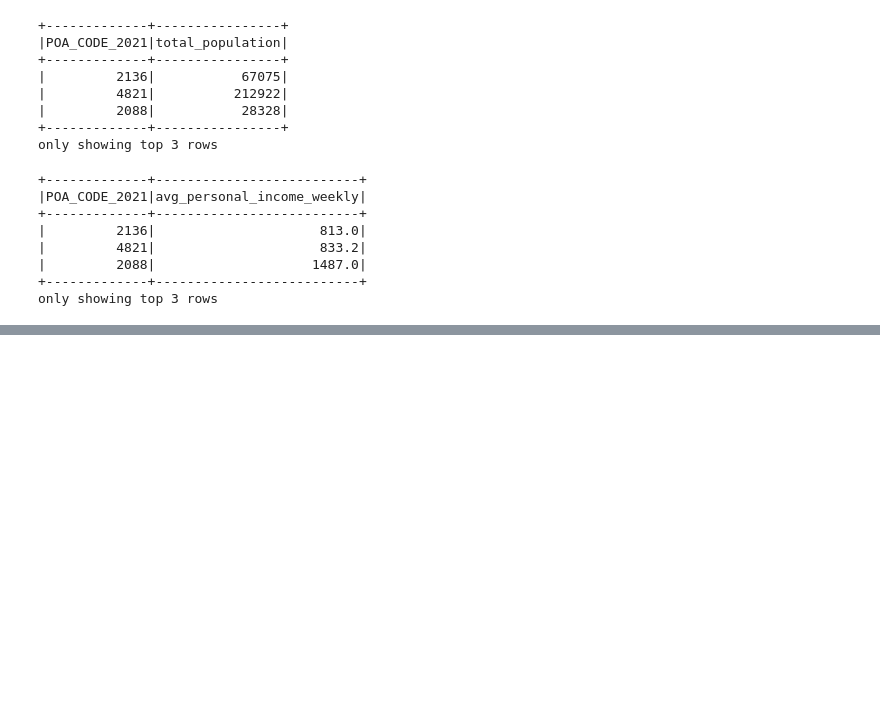
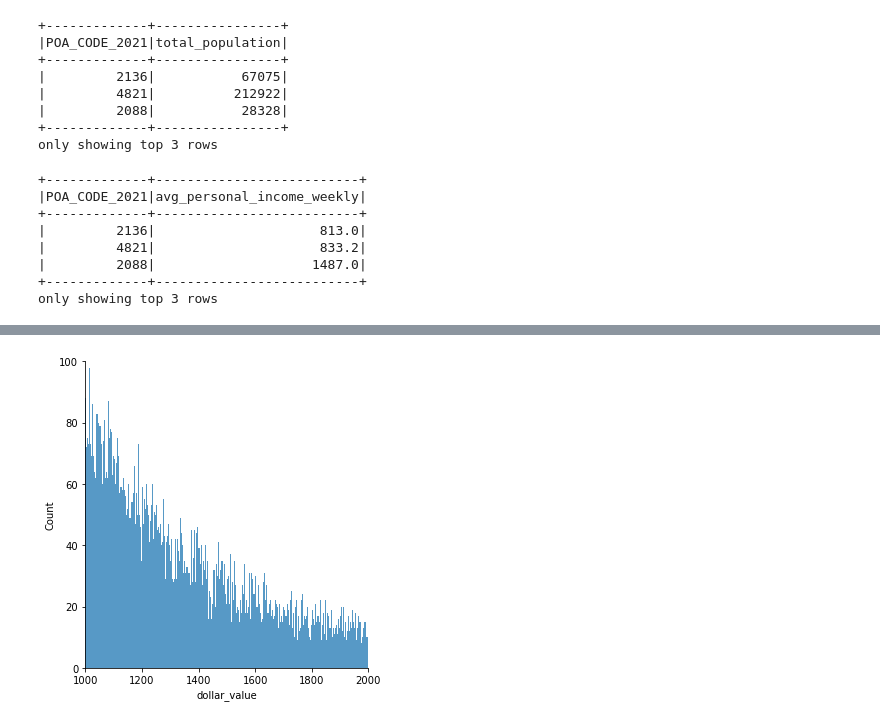
Before and after one commit to MAST30034-Applied-Data-Science/generic-buy-now-pay-later-project-group-28, a Jupyter notebook: notebooks/external.ipynb, the cells around one changed output, grey strips where cells are left out. Cells and saved outputs as stored; diff of their text form; code cells hidden in the pictures; blank space fills up the shorter version.

```diff
--- a/notebooks/external.ipynb
+++ b/notebooks/external.ipynb
@@ -156,0 +179,7 @@ Number of transaction after join with pos_info: 6719594
+# %%
+sns.displot(curated_csv_new_sample, x='dollar_value')
+plt.xlim(1000, 2000)
+plt.ylim(0,100)
+plt.show()
+# %% [output]
+[figure, added]
```
Also changed, not shown: parts of 18 cells of this notebook, 1 other file.
